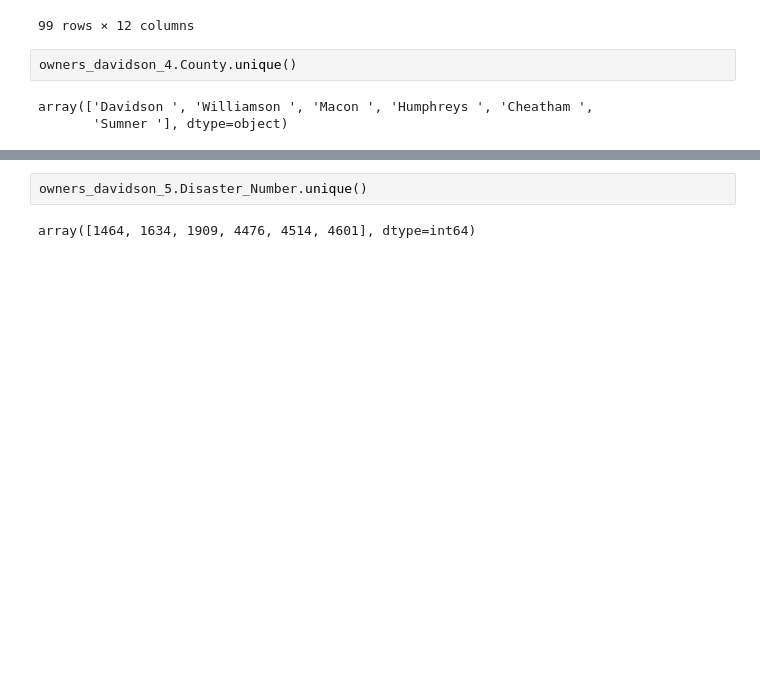
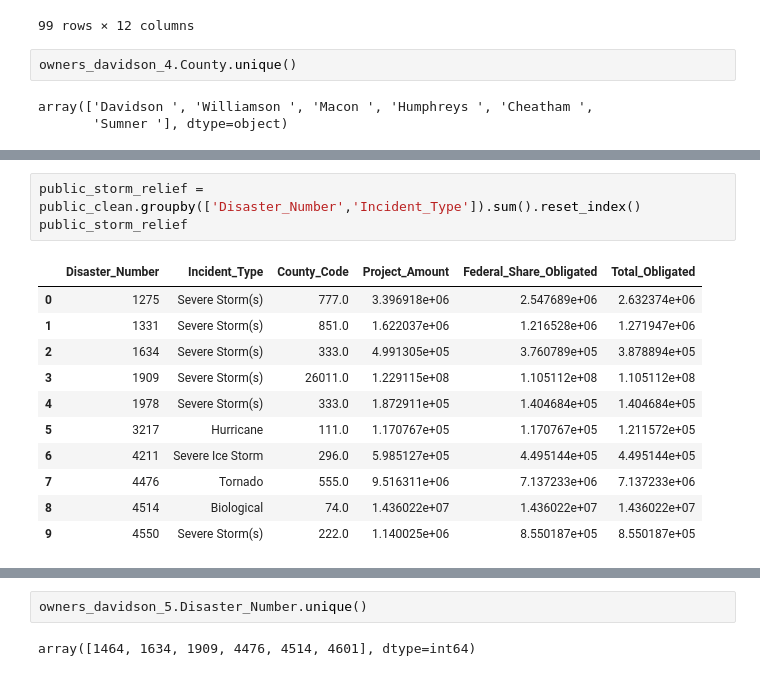
Before and after one commit to mjlintemu/Nashville_Community_Resources, a Jupyter notebook: data/matthew_capstone.ipynb, the cells around one changed output, grey strips where cells are left out. Drawn from its saved outputs; the diff is of its cells as text; blank space fills up the shorter version.

```diff
--- a/data/matthew_capstone.ipynb
+++ b/data/matthew_capstone.ipynb
@@ -277,0 +299,15 @@ public_clean.head()
+# %%
+public_storm_relief = public_clean.groupby(['Disaster_Number','Incident_Type']).sum().reset_index()
+public_storm_relief
+# %% [output]
+|  | Disaster_Number | Incident_Type | County_Code | Project_Amount | Federal_Share_Obligated | Total_Obligated |
+| 0 | 1275 | Severe Storm(s) | 777.0 | 3.396918e+06 | 2.547689e+06 | 2.632374e+06 |
+| 1 | 1331 | Severe Storm(s) | 851.0 | 1.622037e+06 | 1.216528e+06 | 1.271947e+06 |
+| 2 | 1634 | Severe Storm(s) | 333.0 | 4.991305e+05 | 3.760789e+05 | 3.878894e+05 |
+| 3 | 1909 | Severe Storm(s) | 26011.0 | 1.229115e+08 | 1.105112e+08 | 1.105112e+08 |
+| 4 | 1978 | Severe Storm(s) | 333.0 | 1.872911e+05 | 1.404684e+05 | 1.404684e+05 |
+| 5 | 3217 | Hurricane | 111.0 | 1.170767e+05 | 1.170767e+05 | 1.211572e+05 |
+| 6 | 4211 | Severe Ice Storm | 296.0 | 5.985127e+05 | 4.495144e+05 | 4.495144e+05 |
+| 7 | 4476 | Tornado | 555.0 | 9.516311e+06 | 7.137233e+06 | 7.137233e+06 |
+| 8 | 4514 | Biological | 74.0 | 1.436022e+07 | 1.436022e+07 | 1.436022e+07 |
+| 9 | 4550 | Severe Storm(s) | 222.0 | 1.140025e+06 | 8.550187e+05 | 8.550187e+05 |
```
Also changed, not shown: parts of 6 cells of this notebook.
